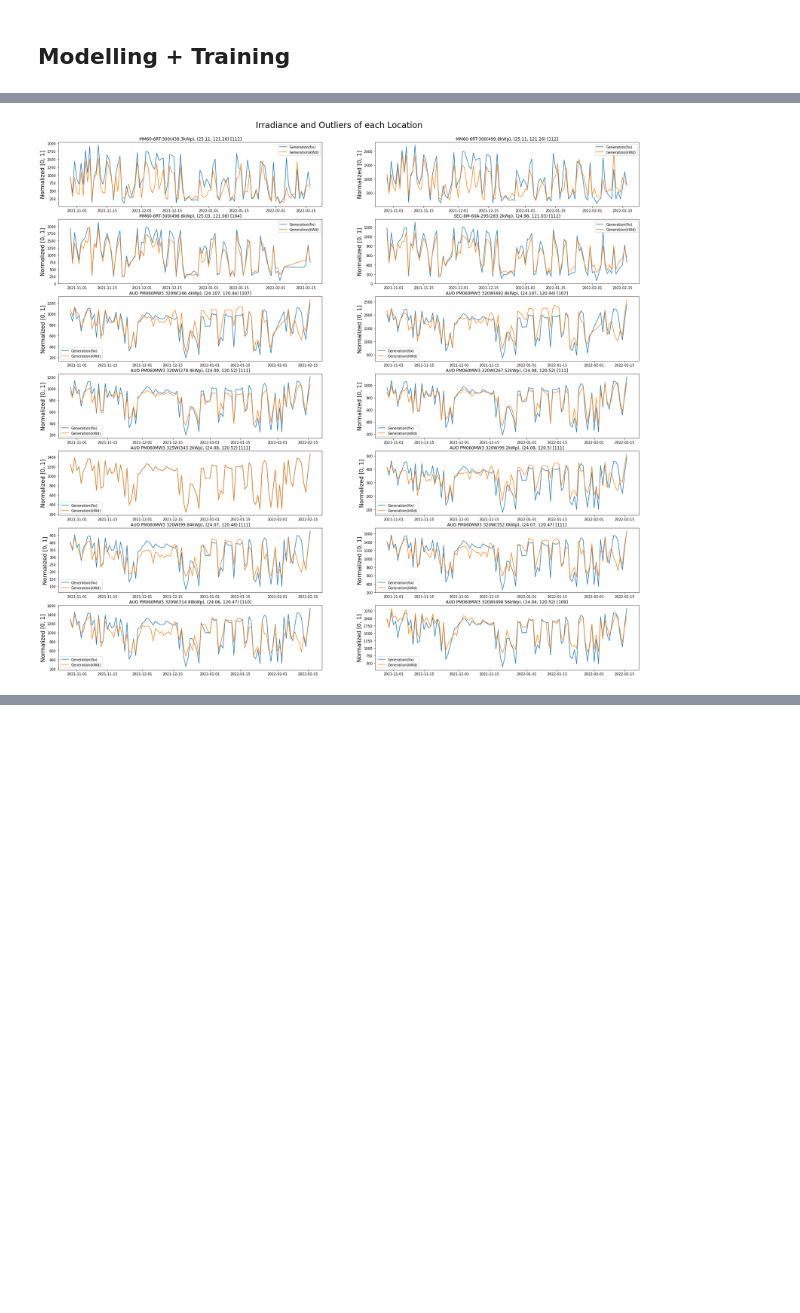
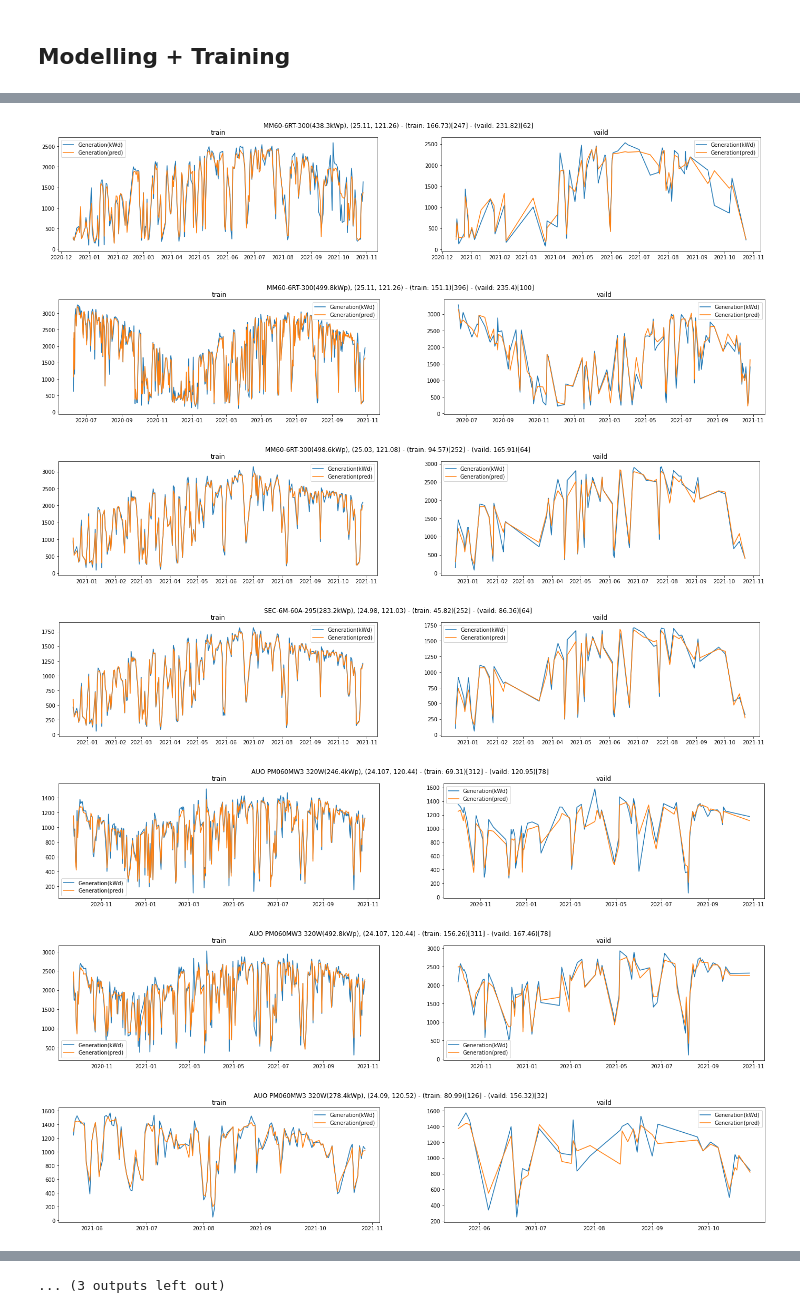
Before and after one commit to siang-chang/aidea-solar-energy-surplux, a Jupyter notebook: src/predict.ipynb, the cells around one changed output, grey strips where cells are left out. Cells and saved outputs as stored; diff of their text form; code cells hidden in the pictures; blank space fills up the shorter version.

Commit message:
Add: final submission

```diff
--- a/src/predict.ipynb
+++ b/src/predict.ipynb
@@ -548,6 +452,0 @@ print(round(RMSE(reduction_train_y, pred_train_y),2), round(RMSE(reduction_vaild
-# %%
-fix = pd.read_csv('./submission/test_generation(location).csv')
-test['Fix'] = fix['Generation']
-# %%
-need_fix = test[test['Module'].eq('AUO PM060MW3 325W')].index
-test.loc[need_fix, 'Generation(kWd)'] = fix.loc[need_fix, 'Generation']
@@ -558,16 +453,42 @@ submission.to_csv(os.path.join(path, f'submission/(n-fix)xgb-1d-drop-outlier.csv
-# %%
-plt.figure(figsize=(30, 28))
-plt.suptitle('Irradiance and Outliers of each Location', fontsize=24, y=0.91)
-for i, row in train_group.iterrows():
-    idf = filter_by_module_capacity_location(test, row['Module'], row['Capacity'], row['Lat'], row['Lon'])
-    plt.subplot(math.ceil(len(train_group)/2), 2, i+1)
-    plt.title(f"{row['Module']}({row['Capacity']}kWp), ({row['Lat']}, {row['Lon']}) [{len(idf)}]")
-    # plt.plot(idf['Date'], idf['Irradiance(kWd/m2)']/idf['Irradiance(kWd/m2)'].max(), label='Irradiance(kWd/m2)')
-    plt.plot(idf['Date'], idf['Fix'], label='Generation(fix)')
-    plt.plot(idf['Date'], idf['Generation(kWd)'], label='Generation(kWd)')
-    # plt.plot(idf['Date'], idf['Fix']/idf['Generation(kWd)'].max(), label='Generation(fix)', color='red')
-    # plt.ylabel('kWh/m²', fontsize=16)
-    plt.ylabel('Normalized [0, 1]', fontsize=16)
-    plt.legend()
-# %% [output]
-[figure, removed]
+# %%
+for i, row in train_group.iterrows():
+    # Filter the data by module & capacity & location
+    train_idf = filter_by_module_capacity_location(train, row['Module'], row['Capacity'], row['Lat'], row['Lon'])
+    test_idf = filter_by_module_capacity_location(test, row['Module'], row['Capacity'], row['Lat'], row['Lon'])
+    full_by_hours_idf = filter_by_module_capacity_location(full_by_hours, row['Module'], row['Capacity'], row['Lat'], row['Lon'])
+
+    # Split vaild from train data
+    train_idf, vaild_idf = train_test_split(train_idf, test_size=0.2, shuffle=True, random_state=SEED)
+    train_idf = train_idf.sort_values(by=['ID'], inplace=False)
+    test_idf = test_idf.sort_values(by=['ID'], inplace=False)
+    vaild_idf = vaild_idf.sort_values(by=['ID'], inplace=False)
+
+    train_error = round(RMSE(train_idf['Generation(kWd)'].values, train_idf['Generation(pred)'].values),2)
+    vaild_error = round(RMSE(vaild_idf['Generation(kWd)'].values, vaild_idf['Generation(pred)'].values),2)
+
+    plt.figure(figsize=(24, 4))
+    plt.suptitle(f"{row['Module']}({row['Capacity']}kWp), ({row['Lat']}, {row['Lon']}) - (train: {train_error})[{len(train_idf)}] - (vaild: {vaild_error})[{len(vaild_idf)}]")
+    plt.subplot(1, 2, 1)
+    plt.title("train")
+    plt.plot(train_idf['Date'], train_idf['Generation(kWd)'], label='Generation(kWd)')
+    plt.plot(train_idf['Date'], train_idf['Generation(pred)'], label='Generation(pred)')
+    plt.legend()
+    plt.subplot(1, 2, 2)
+    plt.title("vaild")
+    plt.plot(vaild_idf['Date'], vaild_idf['Generation(kWd)'], label='Generation(kWd)')
+    plt.plot(vaild_idf['Date'], vaild_idf['Generation(pred)'], label='Generation(pred)')
+    plt.legend()
+    plt.show()
+
+# Total error
+train_error = round(RMSE(train[train['Set'].eq('train')]['Generation(kWd)'].values, train[train['Set'].eq('train')]['Generation(pred)'].values),2)
+vaild_error = round(RMSE(train[train['Set'].eq('vaild')]['Generation(kWd)'].values, train[train['Set'].eq('vaild')]['Generation(pred)'].values),2)
+print('Total error', train_error, vaild_error)
+# %% [output]
+[figure, added]
+[figure, added]
+[figure, added]
+[figure, added]
+[figure, added]
+[figure, added]
+[figure, added]
@@ -573,0 +500 @@ for i, row in train_group.iterrows():
+... (3 outputs left out)
```
Also changed, not shown: parts of 13 cells of this notebook, 9 other files.
